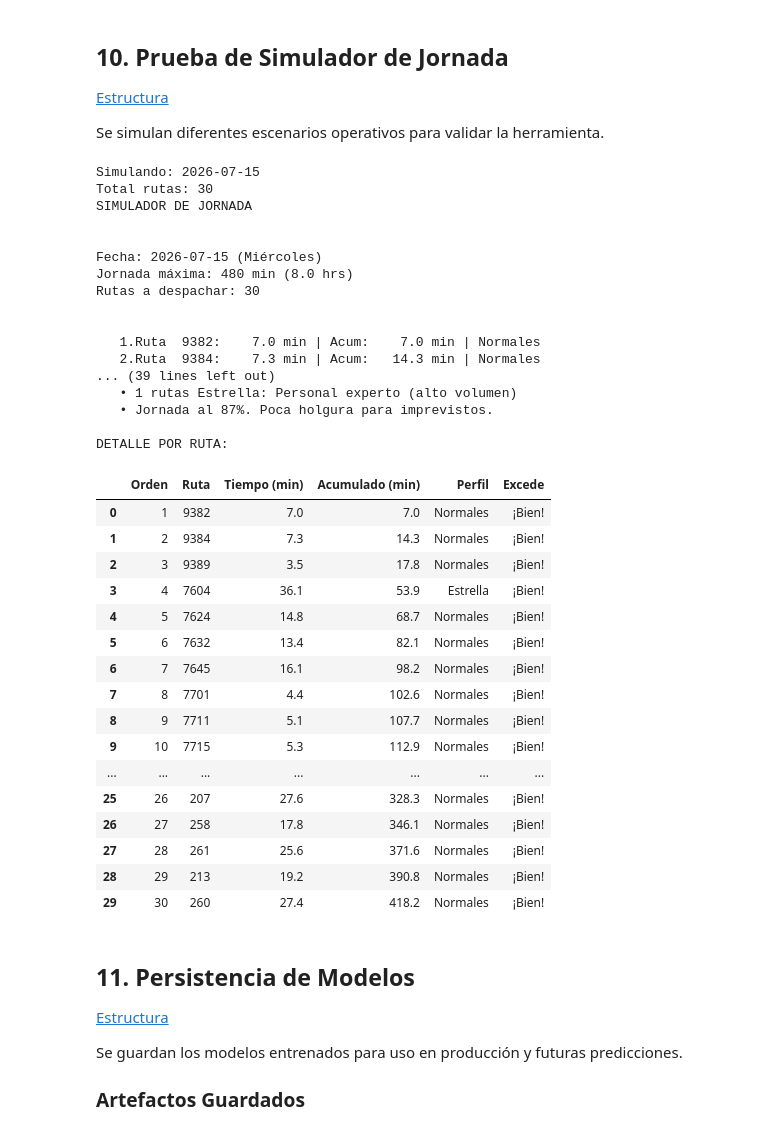
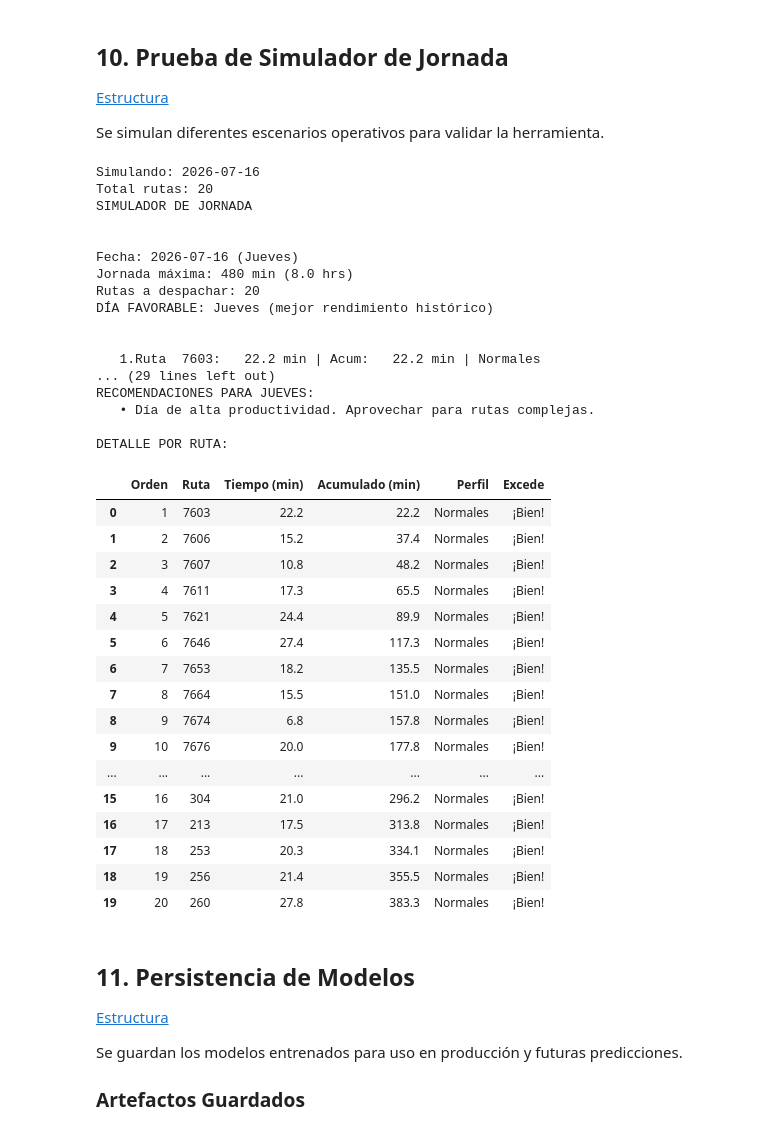
Before and after one commit to pixel-phy/optimizacion_despachos, a Jupyter notebook: notebooks/02_machine_learning.ipynb, the cells around one changed output. Saved outputs shown, nothing was run; the diff lists cells and outputs as text; code cells hidden in the pictures.

```diff
--- a/notebooks/02_machine_learning.ipynb
+++ b/notebooks/02_machine_learning.ipynb
@@ -1325,63 +1325,62 @@ Se simulan diferentes escenarios operativos para validar la herramienta.
 # %%
 
 # Simular jornada de día anterior
-fecha_simulacion = '2026-07-15'
+fecha_simulacion = '2026-07-16'
 
 rutas_ayer = [
-    9382, 9384, 9389, 7604, 7624, 7632, 7645, 7701, 7711, 7715,
-    7719, 7727, 7728, 7742, 9326, 9345, 9371, 9370, 9419, 301,
-    305, 257, 212, 1259, 210, 207, 258, 261, 213, 260
+    7603, 7606, 7607, 7611, 7621, 7646,7653, 7664, 7674, 7676,
+    7725, 7735, 8002, 209, 1259, 304, 213, 253, 256, 260
 ]
 
 print(f"Simulando: {fecha_simulacion}")
 print(f"Total rutas: {len(rutas_ayer)}")
 
 # Ejecutar simulación
 df_resultado, tiempo_total, alertas = simulador.simular_jornada(
     lista_rutas=rutas_ayer,
     fecha_simulacion=fecha_simulacion,
     jornada_maxima=480,
     verbose=True
 )
 
 # Mostrar tabla de resultados
 print("\nDETALLE POR RUTA:")
 display(df_resultado)
 # %% [output]
-Simulando: 2026-07-15
-Total rutas: 30
+Simulando: 2026-07-16
+Total rutas: 20
 SIMULADOR DE JORNADA
 
 
-Fecha: 2026-07-15 (Miércoles)
+Fecha: 2026-07-16 (Jueves)
 Jornada máxima: 480 min (8.0 hrs)
-Rutas a despachar: 30
+Rutas a despachar: 20
+DÍA FAVORABLE: Jueves (mejor rendimiento histórico)
 
 
-   1.Ruta  9382:    7.0 min | Acum:    7.0 min | Normales
-   2.Ruta  9384:    7.3 min | Acum:   14.3 min | Normales
-... (39 lines left out)
-   • 1 rutas Estrella: Personal experto (alto volumen)
-   • Jornada al 87%. Poca holgura para imprevistos.
+   1.Ruta  7603:   22.2 min | Acum:   22.2 min | Normales
+... (29 lines left out)
+RECOMENDACIONES PARA JUEVES:
+   • Día de alta productividad. Aprovechar para rutas complejas.
 
 DETALLE POR RUTA:
 |  | Orden | Ruta | Tiempo (min) | Acumulado (min) | Perfil | Excede |
-| 0 | 1 | 9382 | 7.0 | 7.0 | Normales | ¡Bien! |
-| 1 | 2 | 9384 | 7.3 | 14.3 | Normales | ¡Bien! |
-| 2 | 3 | 9389 | 3.5 | 17.8 | Normales | ¡Bien! |
-| 3 | 4 | 7604 | 36.1 | 53.9 | Estrella | ¡Bien! |
-| 4 | 5 | 7624 | 14.8 | 68.7 | Normales | ¡Bien! |
-| 5 | 6 | 7632 | 13.4 | 82.1 | Normales | ¡Bien! |
-| 6 | 7 | 7645 | 16.1 | 98.2 | Normales | ¡Bien! |
-| 7 | 8 | 7701 | 4.4 | 102.6 | Normales | ¡Bien! |
-| 8 | 9 | 7711 | 5.1 | 107.7 | Normales | ¡Bien! |
-| 9 | 10 | 7715 | 5.3 | 112.9 | Normales | ¡Bien! |
+| 0 | 1 | 7603 | 22.2 | 22.2 | Normales | ¡Bien! |
+| 1 | 2 | 7606 | 15.2 | 37.4 | Normales | ¡Bien! |
+| 2 | 3 | 7607 | 10.8 | 48.2 | Normales | ¡Bien! |
+| 3 | 4 | 7611 | 17.3 | 65.5 | Normales | ¡Bien! |
+| 4 | 5 | 7621 | 24.4 | 89.9 | Normales | ¡Bien! |
+| 5 | 6 | 7646 | 27.4 | 117.3 | Normales | ¡Bien! |
+| 6 | 7 | 7653 | 18.2 | 135.5 | Normales | ¡Bien! |
+| 7 | 8 | 7664 | 15.5 | 151.0 | Normales | ¡Bien! |
+| 8 | 9 | 7674 | 6.8 | 157.8 | Normales | ¡Bien! |
+| 9 | 10 | 7676 | 20.0 | 177.8 | Normales | ¡Bien! |
 | ... | ... | ... | ... | ... | ... | ... |
-| 25 | 26 | 207 | 27.6 | 328.3 | Normales | ¡Bien! |
-| 26 | 27 | 258 | 17.8 | 346.1 | Normales | ¡Bien! |
-| 27 | 28 | 261 | 25.6 | 371.6 | Normales | ¡Bien! |
-| 28 | 29 | 213 | 19.2 | 390.8 | Normales | ¡Bien! |
-| 29 | 30 | 260 | 27.4 | 418.2 | Normales | ¡Bien! |
+| 15 | 16 | 304 | 21.0 | 296.2 | Normales | ¡Bien! |
+| 16 | 17 | 213 | 17.5 | 313.8 | Normales | ¡Bien! |
+| 17 | 18 | 253 | 20.3 | 334.1 | Normales | ¡Bien! |
+| 18 | 19 | 256 | 21.4 | 355.5 | Normales | ¡Bien! |
+| 19 | 20 | 260 | 27.8 | 383.3 | Normales | ¡Bien! |
 # %% [markdown]
 ## 11. Persistencia de Modelos <a id='persistencia'></a>
 [Estructura](#estructura)
```
Also changed, not shown: parts of 10 cells of this notebook, 11 other files.
